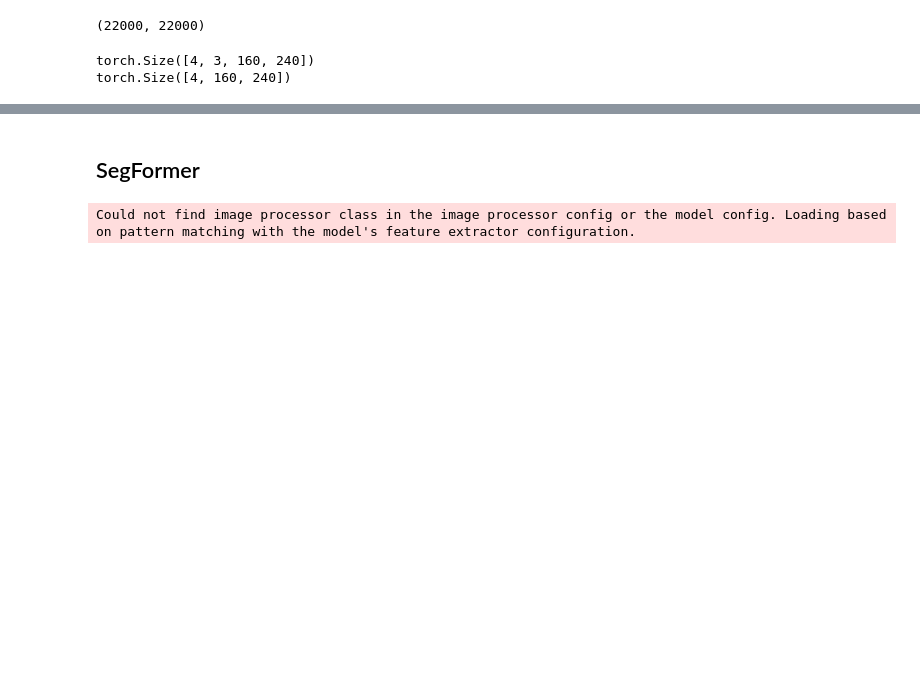
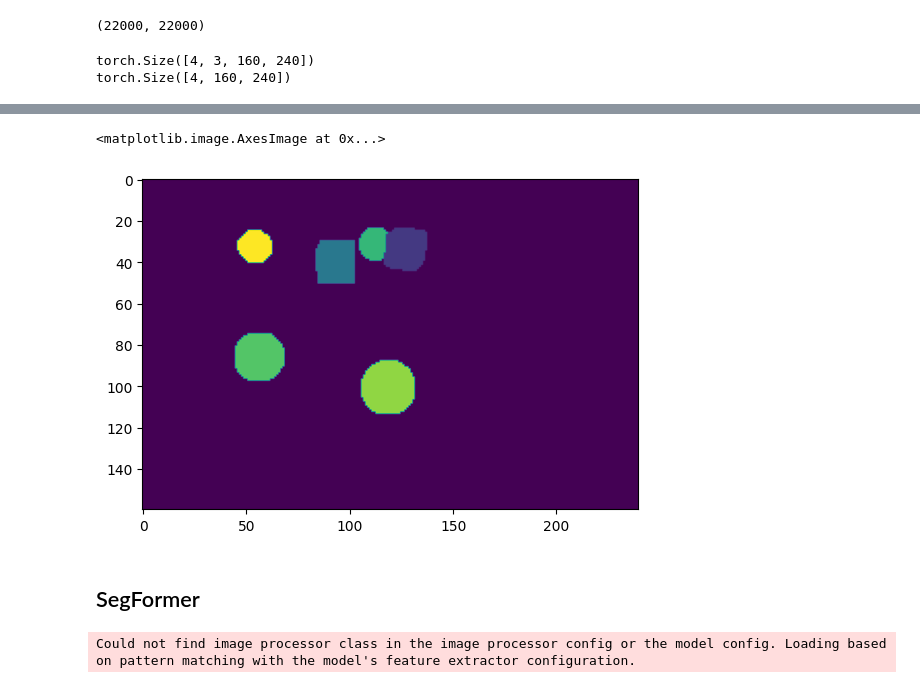
Before and after one commit to swappysh/FutureFramesDL, a Jupyter notebook: segmentation.ipynb, the cells around one changed output, grey strips where cells are left out. Drawn from its saved outputs; the diff is of its cells as text; code cells hidden in the pictures; blank space fills up the shorter version.

```diff
--- a/segmentation.ipynb
+++ b/segmentation.ipynb
@@ -104,3 +227,8 @@ torch.Size([4, 160, 240])
+# %%
+plt.imshow(train_dataset[10][1])
+# %% [output]
+<matplotlib.image.AxesImage at 0x...>
+[figure, added]
 # %% [markdown]
 ## SegFormer
 # %%
```
Also changed, not shown: parts of 6 cells of this notebook.
